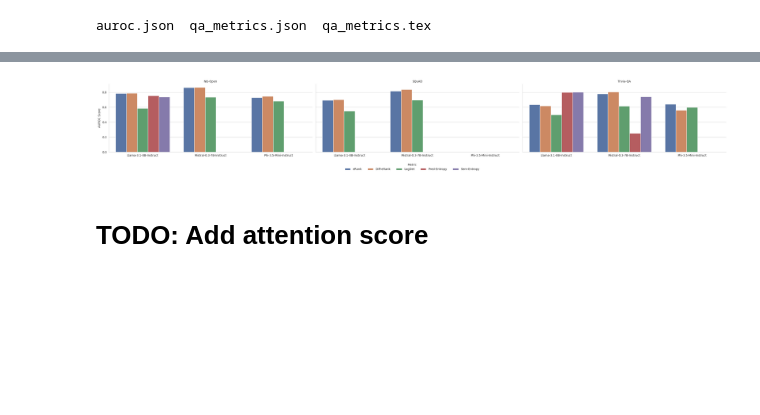
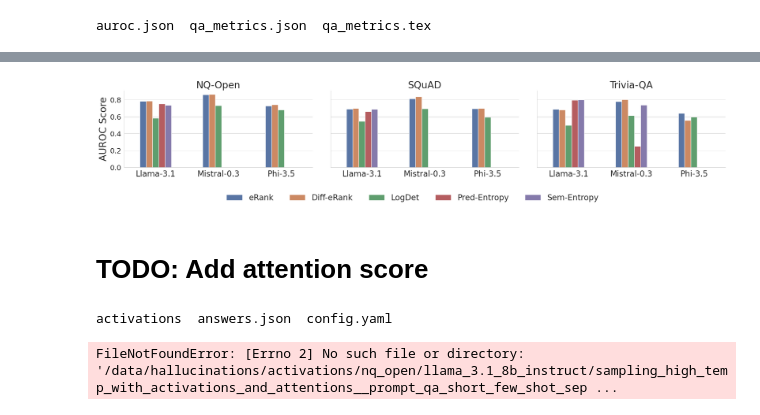
Before and after one commit to djaniak/matrix-entropy-hallucinations, a Jupyter notebook: notebooks/8_check_metrics_results.ipynb, the cells around one changed output, grey strips where cells are left out. Saved outputs shown, nothing was run; the diff lists cells and outputs as text; code cells hidden in the pictures; blank space fills up the shorter version.

```diff
--- a/notebooks/8_check_metrics_results.ipynb
+++ b/notebooks/8_check_metrics_results.ipynb
@@ -75,12 +76,20 @@ Few-Shot-Trivia     198
 Name: count, dtype: int64
 # %%
 sns.set_style("whitegrid")
+
+# Reset to default font sizes
+plt.rcParams.update({'font.size': 10,
+                    'axes.labelsize': 10,
+                    'axes.titlesize': 10,
+                    'xtick.labelsize': 10,
+                    'ytick.labelsize': 10,
+                    'legend.fontsize': 10})
 
 df = auroc_df
 
 masks = (
     (df["auroc"] != 0.5) &
-    (df["prompt"] == "Few-Shot") &
+    (df["prompt"] != "Few-Shot-Trivia") &
     (df["layer"] != np.inf)
 )
 df_plot = df[masks]
@@ -99,19 +108,18 @@ g.map_dataframe(
     x="layer",
     y="auroc",
     hue="metric",
+    style="prompt",
     marker="o",
     markevery=4
 )
 
-# Add horizontal lines for entropy metrics
+# Add entropy metrics
 entropy_colors = {
     "Sem-Entropy": "C4",
     "Pred-Entropy": "C5"
 }
 
-# Get entropy metrics data (layer = np.inf)
 entropy_df = df[df["layer"] == np.inf].copy()
-
 for i, dataset in enumerate(g.row_names):
     for j, model in enumerate(g.col_names):
         ax = g.axes[i,j]
@@ -125,14 +133,14 @@ for i, dataset in enumerate(g.row_names):
             ax.axhline(
                 y=row["auroc"],
                 color=entropy_colors["Sem-Entropy"] if "Sem-Entropy" in row["metric"] else entropy_colors["Pred-Entropy"],
-                linestyle="--",
+                linestyle=":",
                 label=row["metric"]
             )
 
 g.set_axis_labels("Layer", "AUROC")
 
 # Get handles and labels from the first subplot
-handles, labels = g.axes[0,0].get_legend_handles_labels()
+handles, labels = g.axes[-1,0].get_legend_handles_labels()
 
 # Remove duplicate labels while preserving order
 unique_labels = []
@@ -271,45 +409,56 @@ Dataset & Model &  &  &  &  &  &  \\
 # %%
 metric_order = ['eRank', 'Diff-eRank', 'LogDet', 'Pred-Entropy', 'Sem-Entropy']
 
+# Set font sizes
+plt.rcParams.update({'font.size': 20,
+                    'axes.labelsize': 24,
+                    'axes.titlesize': 20,
+                    'xtick.labelsize': 20,
+                    'ytick.labelsize': 18,
+                    'legend.fontsize': 20})
+
+df_plot = max_last_layer_df.copy()
+df_plot["Model"] = df_plot["Model"].apply(lambda x: "-".join(x.split("-")[:-1]))
+
 g = sns.FacetGrid(
-    max_last_layer_df,
+    df_plot,
     col='Dataset',
     height=4,
-    aspect=2
+    aspect=0.8, # Reduced aspect ratio to make plot narrower
+    despine=True,
 )
 g.map_dataframe(
     sns.barplot,
     x='Model',
     y='AUROC',
     hue='Metric',
     hue_order=metric_order,
-    palette='deep'
+    palette='deep',
+    width=0.5,
 )
 
 # Set titles and labels for the plot
 g.set_titles(col_template='{col_name}')
 g.set_axis_labels('', 'AUROC Score')
-g.add_legend(title='Metric', bbox_to_anchor=(0.5, -0.01), loc='upper center', ncol=5)
+g.add_legend(title='', bbox_to_anchor=(0.5, -0.0), loc='upper center', ncol=5)
 
-plt.tight_layout()
+plt.tight_layout(w_pad=0.2) # Reduced spacing between subplots
 plt.savefig("../plots/max_auroc_barplot.png", dpi=300, bbox_inches="tight")
 
 plt.show()
 # %% [output]
-[figure, old version]
+[figure, new version]
 # %% [markdown]
 # TODO: Add attention score
+# %%
+attn_path = Path("/data/hallucinations/activations/nq_open/llama_3.1_8b_instruct/temp_1.0_attentions_only__prompt_qa_short_zero_shot__seed_42")
+!ls {attn_path}
+# %% [output]
+activations  answers.json  config.yaml
 # %%
-# metric = "attn_score"
-
-# dfs = []
-
-# for results in ...:
-#     # Create dataframe from results
-#     results_df = pd.DataFrame(results["results_all"])
-
-#     # Load and process attention scores
-#     attn_path = Path("/data/hallucinations/activations/nq_open/llama_3.1_8b_instruct/sampling_high_temp_with_activations_and_attentions__prompt_qa_short_few_shot_sep__seed_42/log_det_attn.pt")
-
-#     atn_scores = torch.load(attn_path)
-#     atn_scores = torch.stack(atn_scores).sum(dim=2).to(torch.float32)
+attn_path = Path("/data/hallucinations/activations/nq_open/llama_3.1_8b_instruct/sampling_high_temp_with_activations_and_attentions__prompt_qa_short_few_shot_sep__seed_42/log_det_attn.pt")
+atn_scores = torch.load(attn_path)
+atn_scores = torch.stack(atn_scores).sum(dim=2).to(torch.float32)
+atn_scores.shape
+# %% [output]
+FileNotFoundError: [Errno 2] No such file or directory: '/data/hallucinations/activations/nq_open/llama_3.1_8b_instruct/sampling_high_temp_with_activations_and_attentions__prompt_qa_short_few_shot_sep ...
```
Also changed, not shown: parts of 10 cells of this notebook, 16 other files.
